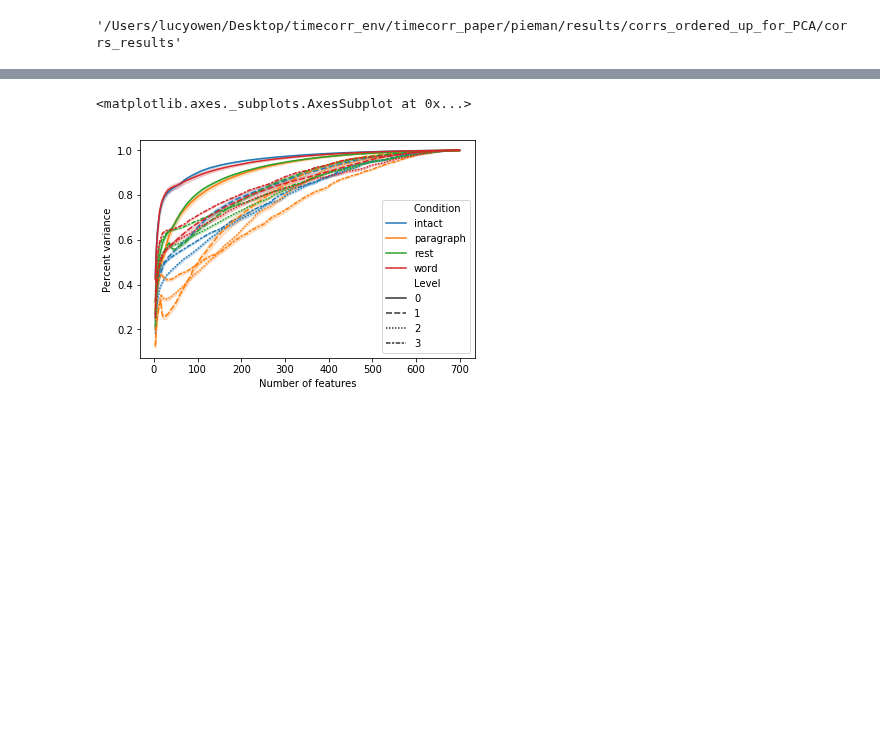
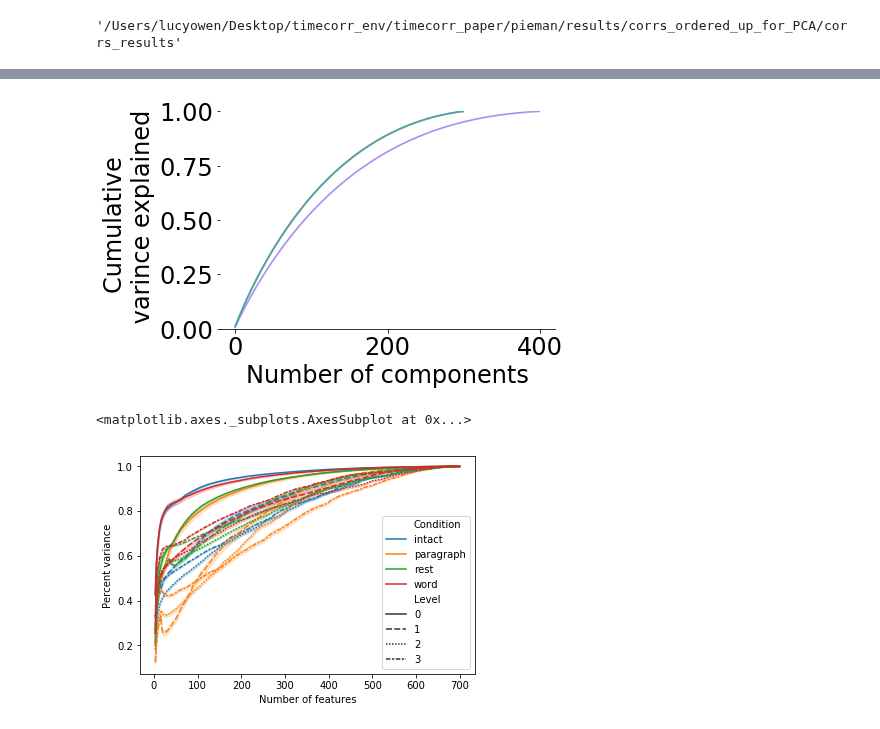
Before and after one commit to ContextLab/timecorr-paper, a Jupyter notebook: code/notebooks/pca_features.ipynb, the cells around one changed output, grey strips where cells are left out. Saved outputs shown, nothing was run; the diff lists cells and outputs as text; code cells hidden in the pictures; blank space fills up the shorter version.

```diff
--- a/code/notebooks/pca_features.ipynb
+++ b/code/notebooks/pca_features.ipynb
@@ -138,3 +149,24 @@ for l in levels:
+# %%
+fig, ax = plt.subplots()
+sns.lineplot(x="components", y="variance",
+             hue="condition",
+             data=full_pca_data[full_pca_data['condition']=='intact'], ax=ax, palette=cmap, hue_order=['intact', 'paragraph', 'word', 'rest'])
+sns.lineplot(x="components", y="variance",
+             hue="condition",
+             data=full_pca_data[full_pca_data['condition']=='rest'], ax=ax, palette=cmap, hue_order=['intact', 'paragraph', 'word', 'rest'])
+sns.lineplot(x="components", y="variance",
+             hue="condition",
+             data=full_pca_data[full_pca_data['condition']=='word'], ax=ax, palette=cmap, hue_order=['intact', 'paragraph', 'word', 'rest'])
+sns.despine(ax=ax, left=True)
+#ax.set_title('Cumulative varince explained')
+ax.set_ylabel('Cumulative \n varince explained',fontsize=24)
+ax.set_xlabel('Number of components',fontsize=24)
+ax.tick_params(axis='both', which='major', labelsize=24)
+ax.tick_params(axis='both', which='minor', labelsize=20)
+ax.set_ylim(0, 1)
+ax.legend().set_visible(False)
+# %% [output]
+[figure, added]
 # %%
 full_data = pd.DataFrame()
 
```
Also changed, not shown: parts of 3 cells of this notebook, 16 other files.
